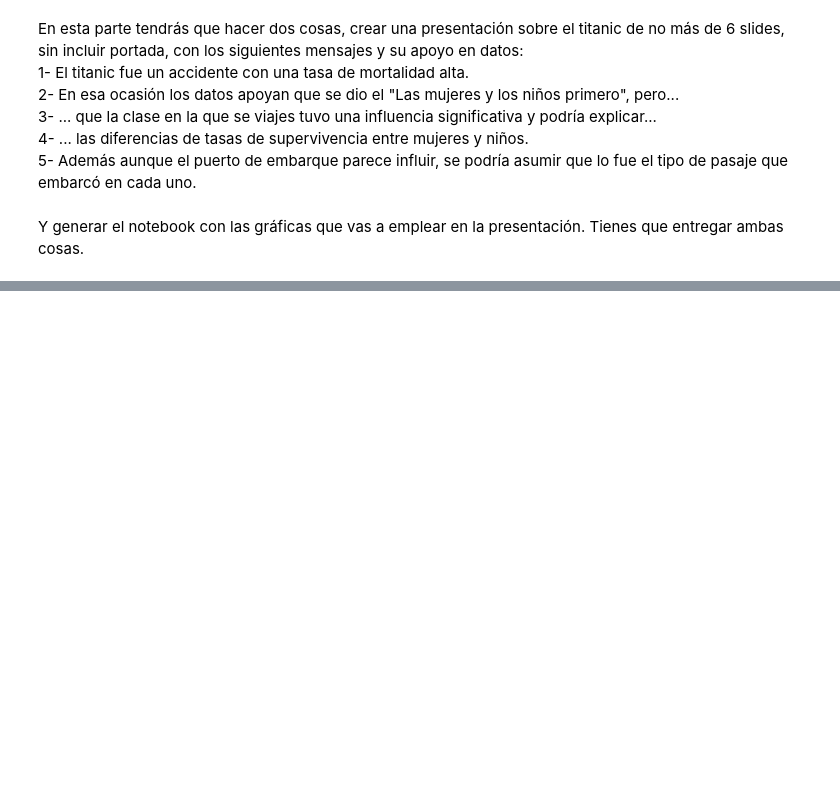
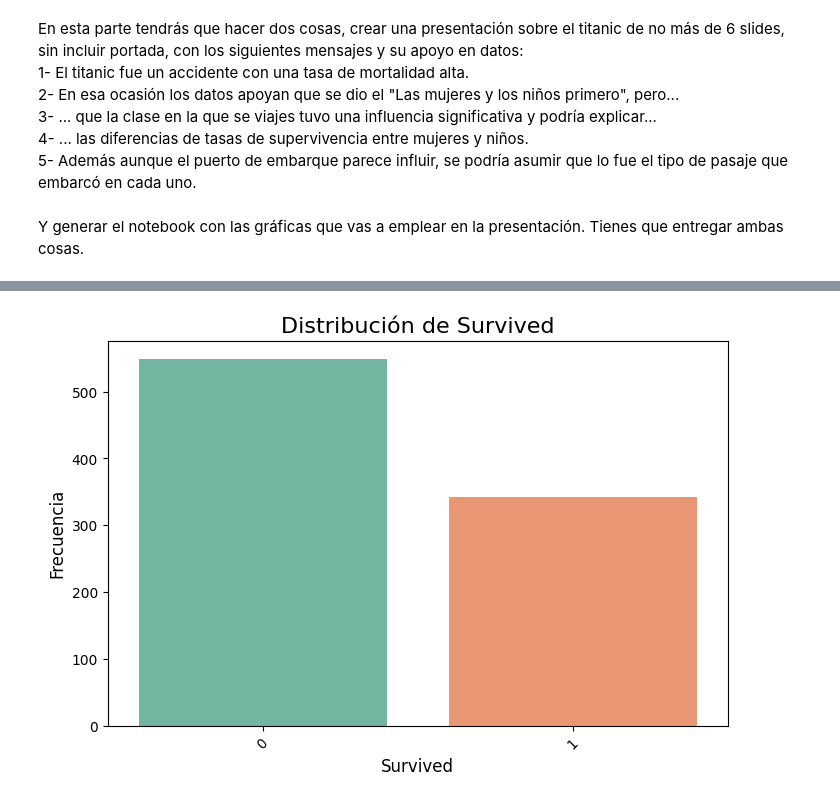
Before and after one commit to tonisantacruz/ONLINE_DS_THEBRIDGE_tonisantacruz, a Jupyter notebook: Sprint 08/Practica Obligatoria 2/18_Practica_Obligatoria_Visualizacion_Presentacion_Toni_Santacruz.ipynb, the cells around one changed output, grey strips where cells are left out. Cells and saved outputs as stored; diff of their text form; code cells hidden in the pictures; blank space fills up the shorter version.

```diff
--- a/Sprint 08/Practica Obligatoria 2/18_Practica_Obligatoria_Visualizacion_Presentacion_Toni_Santacruz.ipynb
+++ b/Sprint 08/Practica Obligatoria 2/18_Practica_Obligatoria_Visualizacion_Presentacion_Toni_Santacruz.ipynb
@@ -112,3 +112,7 @@ En esta parte tendrás que hacer dos cosas, crear una presentación sobre el tit
 5- Además aunque el puerto de embarque parece influir, se podría asumir que lo fue el tipo de pasaje que embarcó en cada uno.
 # %% [markdown]
 Y generar el notebook con las gráficas que vas a emplear en la presentación. Tienes que entregar ambas cosas.
+# %%
+ruta_archivo = "./data/titanic.csv"
+df_titanic = pd.read_csv(ruta_archivo)
+print(df_titanic.head())
@@ -114,0 +133,11 @@ Y generar el notebook con las gráficas que vas a emplear en la presentación. T
+# %%
+plt.figure(figsize=(8, 5))
+sns.countplot(data=df_titanic, x='survived', hue='survived', palette="Set2", dodge=False)
+plt.title("Distribución de Survived", fontsize=16)
+plt.xlabel("Survived", fontsize=12)
+plt.ylabel("Frecuencia", fontsize=12)
+plt.legend([], [], frameon=False)
+plt.xticks(rotation=45)
+plt.show()
+# %% [output]
+[figure, added]
```
Also changed, not shown: parts of 5 cells of this notebook, 1 other file.
